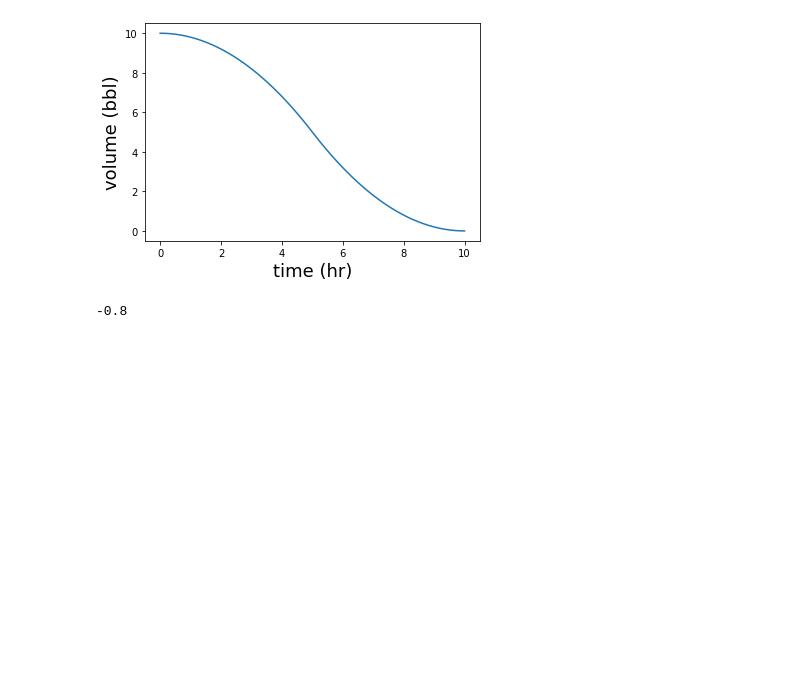
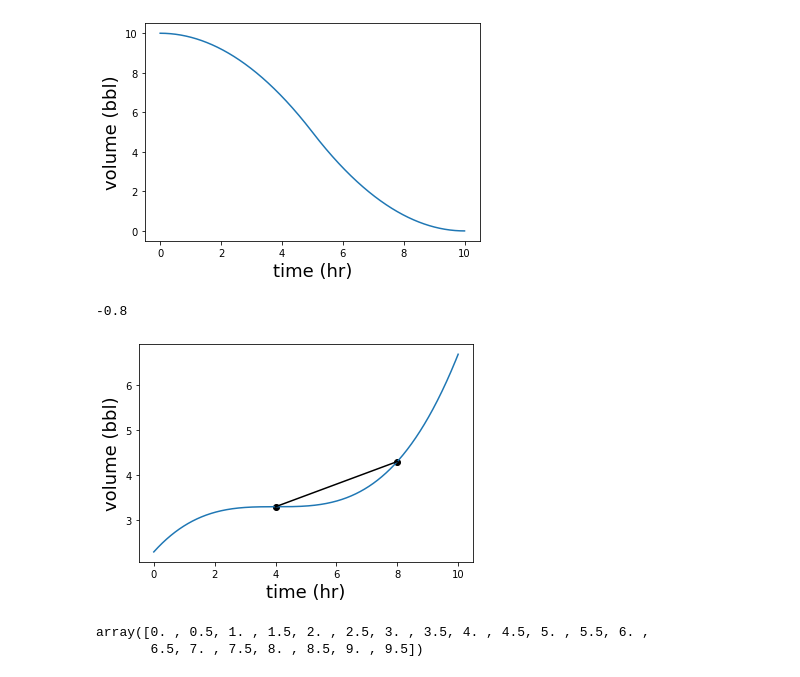
Before and after one commit to Sakurajima-sight/Mathematics-for-programmers-Python, a Jupyter notebook: Chapter 08/Untitled.ipynb, the cells around one changed output. Drawn from its saved outputs; the diff is of its cells as text; code cells hidden in the pictures; blank space fills up the shorter version.

```diff
--- a/Chapter 08/Untitled.ipynb
+++ b/Chapter 08/Untitled.ipynb
@@ -61,3 +61,23 @@ plot_volume(decreasing_volume,0,10)
 average_flow_rate(decreasing_volume,0,4)
 # %% [output]
 -0.8
+# %%
+def secant_line(f,x1,x2):
+    def line(x):
+        return f(x1)+(x-x1)*(f(x2)-f(x1))/(x2-x1)
+    return line
+# %%
+def plot_secant(f,x1,x2,color='k'):
+    line=secant_line(f,x1,x2)
+    plot_function(line,x1,x2,c=color)
+    plt.scatter([x1,x2],[f(x1),f(x2)],c=color)
+# %%
+plot_volume(volume,0,10)
+plot_secant(volume,4,8)
+# %% [output]
+[figure, added]
+# %%
+np.arange(0,10,0.5)
+# %% [output]
+array([0. , 0.5, 1. , 1.5, 2. , 2.5, 3. , 3.5, 4. , 4.5, 5. , 5.5, 6. ,
+       6.5, 7. , 7.5, 8. , 8.5, 9. , 9.5])
```
Also changed, not shown: parts of 2 cells of this notebook.
